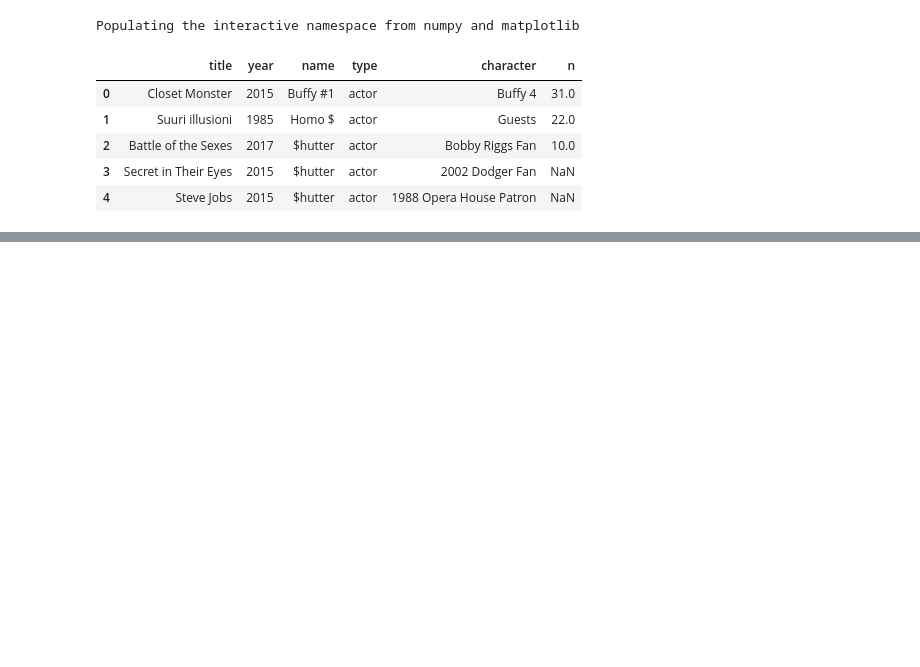
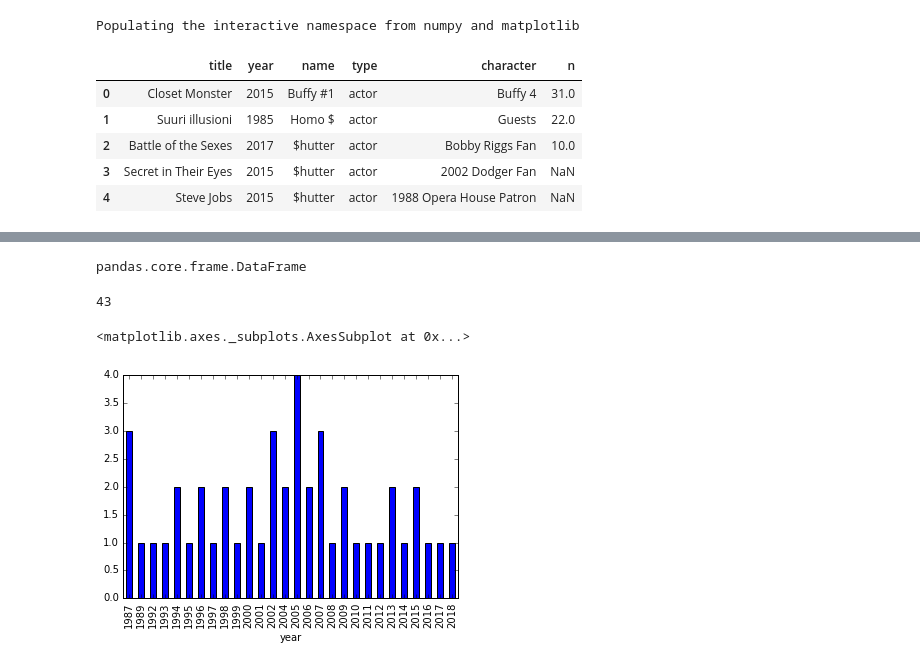
Before and after one commit to hmedrano/curso-python-cientifico, a Jupyter notebook: nb06-pandas-demo-ejercicios.ipynb, the cells around one changed output, grey strips where cells are left out. Saved outputs shown, nothing was run; the diff lists cells and outputs as text; code cells hidden in the pictures; blank space fills up the shorter version.

```diff
--- a/nb06-pandas-demo-ejercicios.ipynb
+++ b/nb06-pandas-demo-ejercicios.ipynb
@@ -17,0 +102,18 @@ elenco.head()
+# %%
+e = e.reset_index('year')
+# %% [output]
+pandas.core.frame.DataFrame
+# %%
+
+e = elenco
+e = e[e.name == "Christian Bale"]
+len( e.groupby(['title','year']).size() )
+# %% [output]
+43
+# %%
+e = elenco
+e = e[e.name == "Christian Bale"]
+e.groupby('year').size().plot(kind='bar')
+# %% [output]
+<matplotlib.axes._subplots.AxesSubplot at 0x...>
+[figure, added]
```
Also changed, not shown: parts of 9 cells of this notebook, 10 other files.
